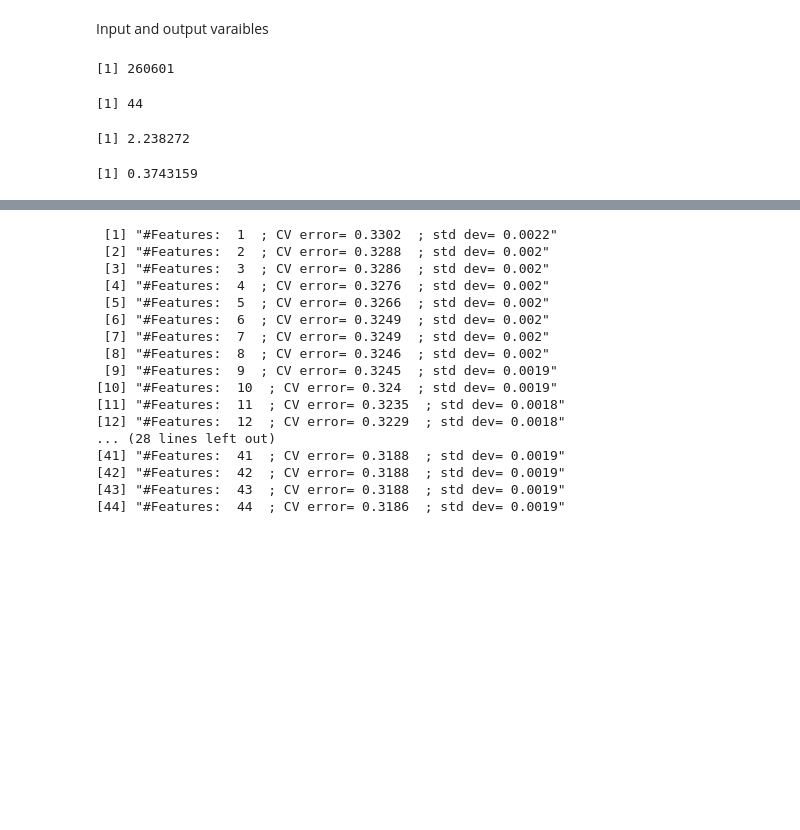
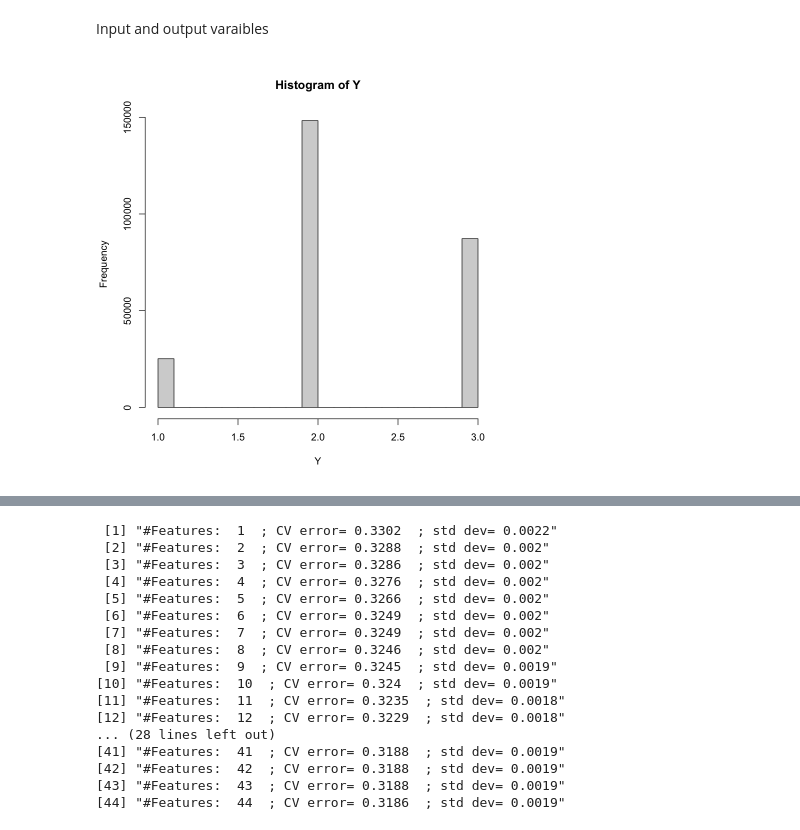
Before and after one commit to ULB-INFO-F-422/richter-s-predictor-group-26, a Jupyter notebook: FirstVersion.ipynb, the cells around one changed output, grey strips where cells are left out. Cells and saved outputs as stored; diff of their text form; code cells hidden in the pictures; blank space fills up the shorter version.

```diff
--- a/FirstVersion.ipynb
+++ b/FirstVersion.ipynb
@@ -383,19 +377,9 @@ Y<-trainCleanedD[,"damage_grade"]
 N <-nrow(X)
 n <-ncol(X)
-# %%
-N
-n
-# %% [output]
-[1] 260601
-[1] 44
 # %%
-mean(Y)
+hist(Y)
 # %% [output]
-[1] 2.238272
+[figure, added]
-# %%
-var(Y)
-# %% [output]
-[1] 0.3743159
 # %%
 # drop = F is used to preserve the structure of the data as data.frame (see https://www.r-bloggers.com/2018/02/r-tip-use-drop-false-with-data-frames/)
 CV_folds <- 10
```
Also changed, not shown: parts of 45 cells of this notebook.
